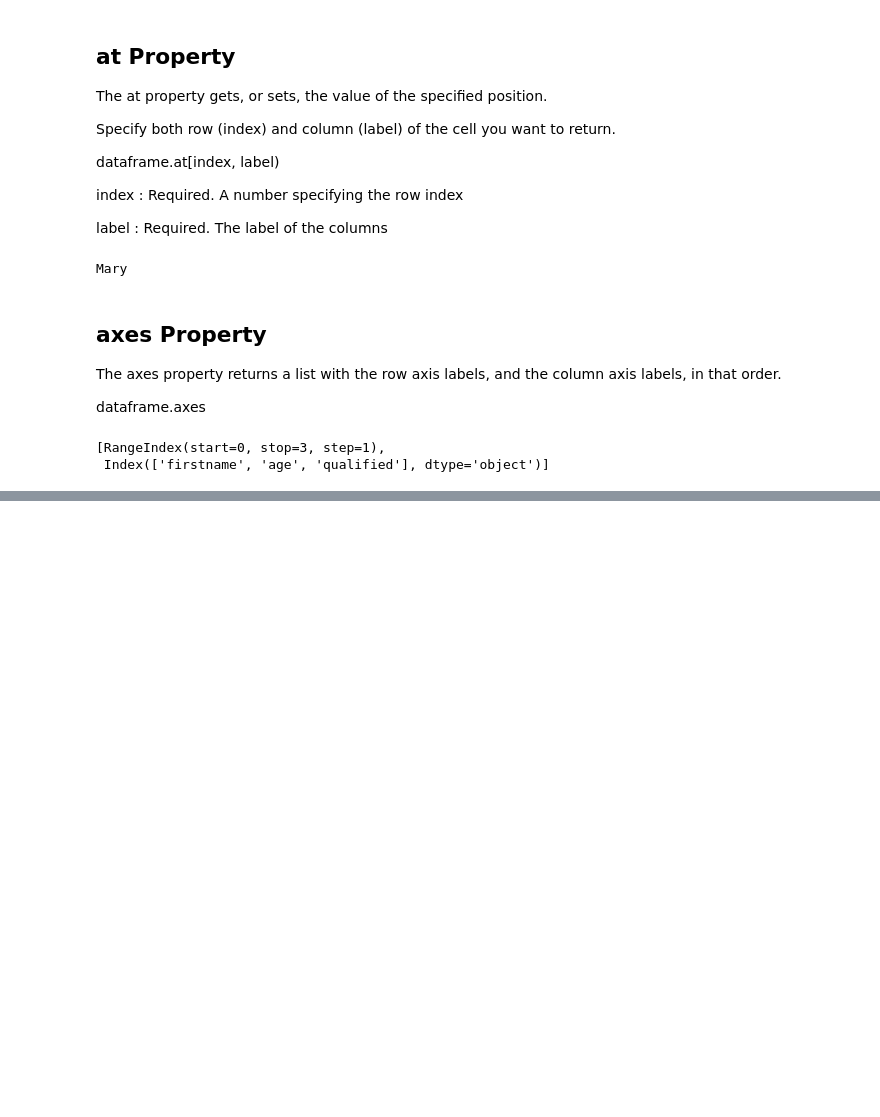
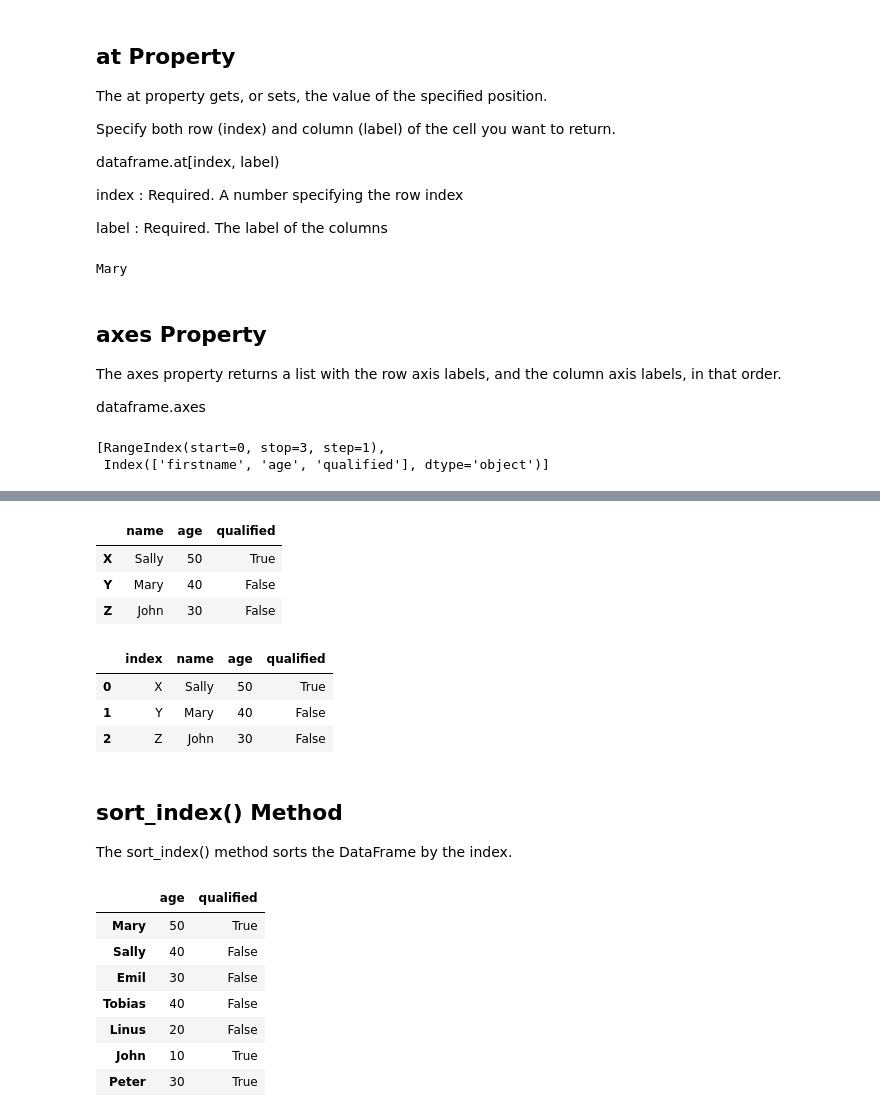
Before and after one commit to alinemati45/Python-Tutorial, a Jupyter notebook: Pandas .ipynb, the cells around one changed output, grey strips where cells are left out. Cells and saved outputs as stored; diff of their text form; code cells hidden in the pictures; blank space fills up the shorter version.

```diff
--- a/Pandas .ipynb
+++ b/Pandas .ipynb
@@ -1114,0 +2095,48 @@ SyntaxError: invalid syntax (<ipython-input-151-2e477146e81a>, line 3)
+# %%
+data = {
+  "name": ["Sally", "Mary", "John"],
+  "age": [50, 40, 30],
+  "qualified": [True, False, False]
+}
+idx = ["X", "Y", "Z"]
+
+df = pd.DataFrame(data, index=idx)
+df
+# %% [output]
+|  | name | age | qualified |
+| X | Sally | 50 | True |
+| Y | Mary | 40 | False |
+| Z | John | 30 | False |
+# %%
+
+newdf = df.reset_index()
+
+newdf
+# %% [output]
+|  | index | name | age | qualified |
+| 0 | X | Sally | 50 | True |
+| 1 | Y | Mary | 40 | False |
+| 2 | Z | John | 30 | False |
+# %% [markdown]
+## sort_index() Method
+
+The sort_index() method sorts the DataFrame by the index.
+# %%
+data = {
+  "age": [50, 40, 30, 40, 20, 10, 30],
+  "qualified": [True, False, False, False, False, True, True]
+}
+
+idx = ["Mary", "Sally", "Emil", "Tobias", "Linus", "John", "Peter"]
+df = pd.DataFrame(data, index = idx)
+
+df
+# %% [output]
+|  | age | qualified |
+| Mary | 50 | True |
+| Sally | 40 | False |
+| Emil | 30 | False |
+| Tobias | 40 | False |
+| Linus | 20 | False |
+| John | 10 | True |
+| Peter | 30 | True |
```
Also changed, not shown: parts of 129 cells of this notebook.
